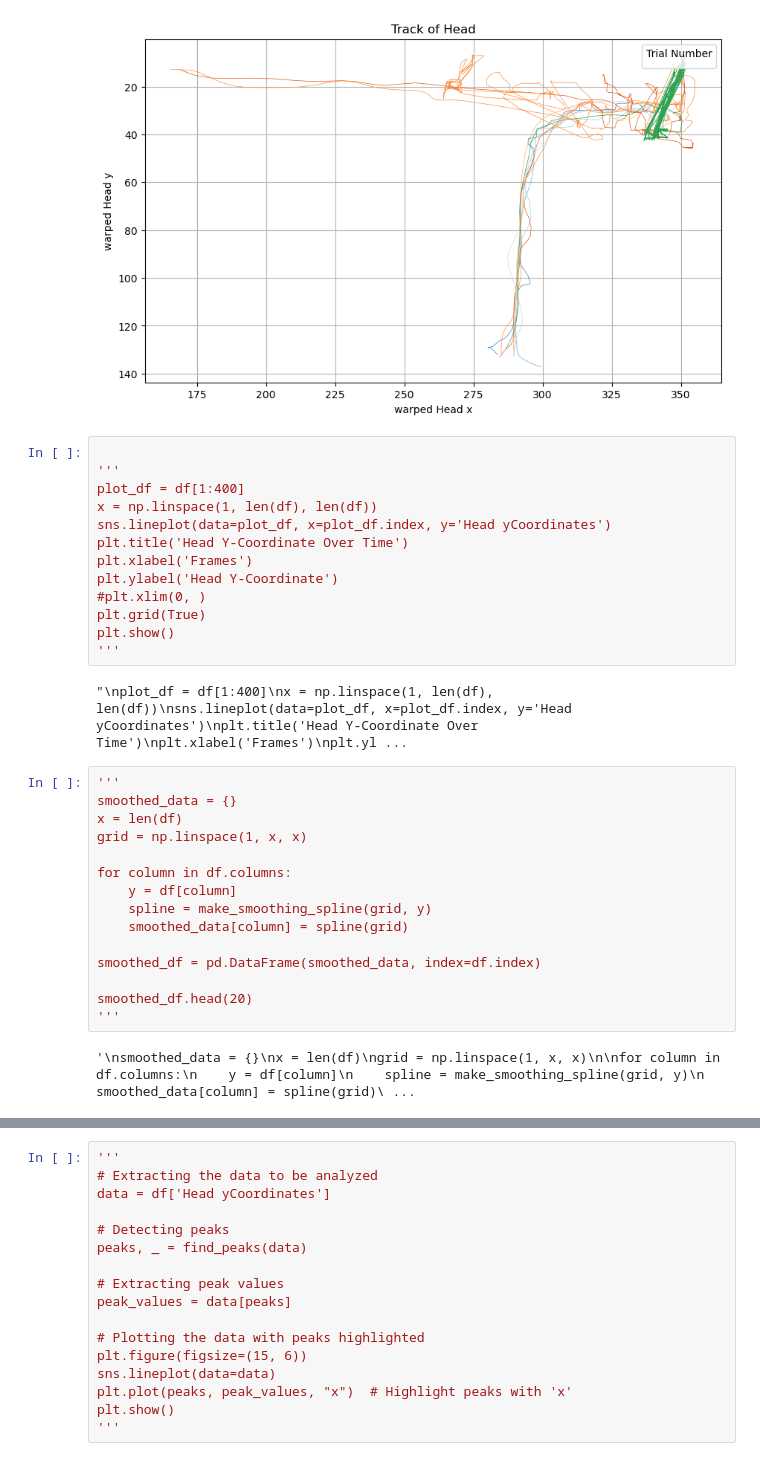
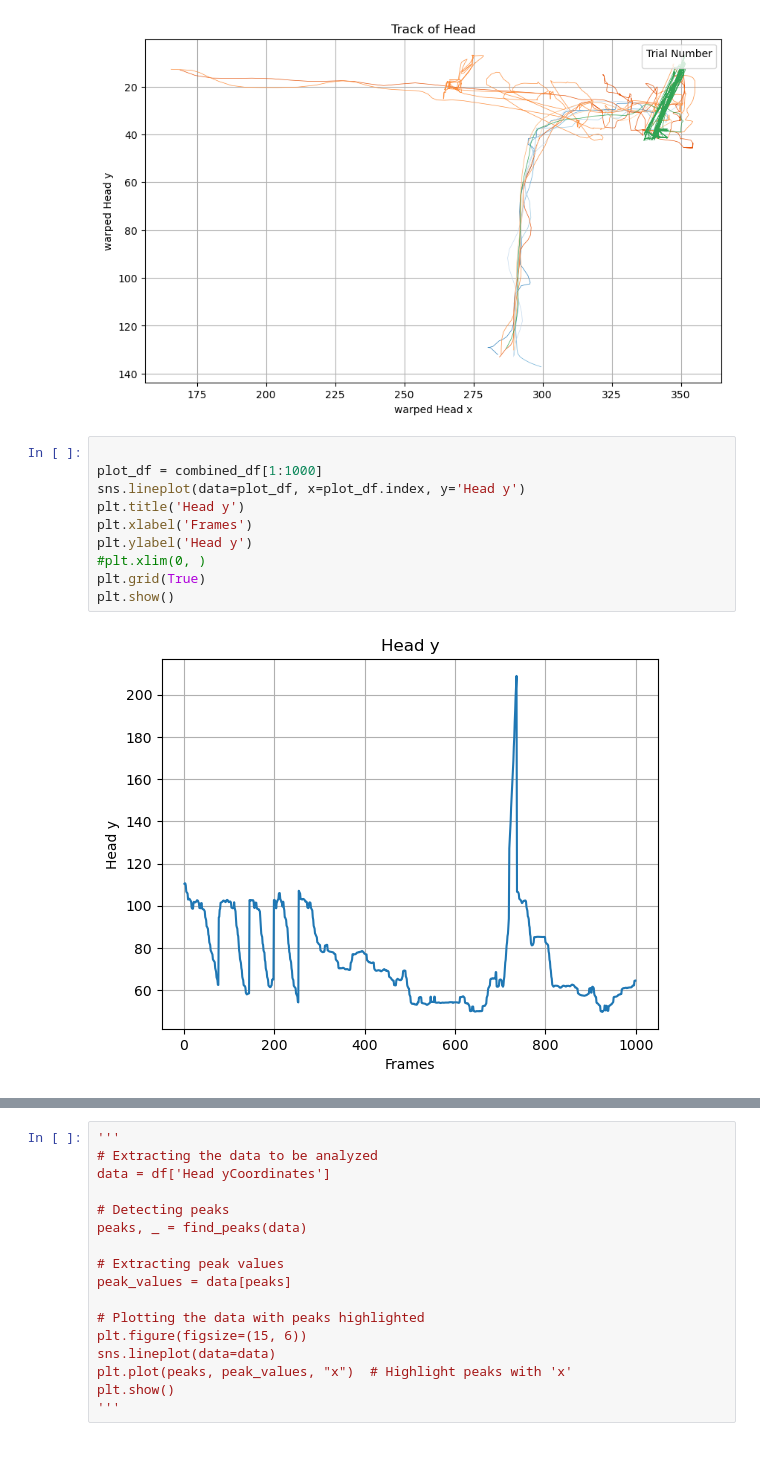
Before and after one commit to Yang2hang/RR_Pose_analysis, a Jupyter notebook: data_analysis/main.ipynb, the cells around one changed output, grey strips where cells are left out. Saved outputs shown, nothing was run; the diff lists cells and outputs as text.

```diff
--- a/data_analysis/main.ipynb
+++ b/data_analysis/main.ipynb
@@ -109,33 +109,13 @@ No artists with labels found to put in legend.  Note that artists whose label st
 [figure]
 # %%
 
-'''
-plot_df = df[1:400]
-x = np.linspace(1, len(df), len(df))
-sns.lineplot(data=plot_df, x=plot_df.index, y='Head yCoordinates')
-plt.title('Head Y-Coordinate Over Time')
+plot_df = combined_df[1:1000]
+sns.lineplot(data=plot_df, x=plot_df.index, y='Head y')
+plt.title('Head y')
 plt.xlabel('Frames')
-plt.ylabel('Head Y-Coordinate')
+plt.ylabel('Head y')
 #plt.xlim(0, )
 plt.grid(True)
 plt.show()
-'''
 # %% [output]
-"\nplot_df = df[1:400]\nx = np.linspace(1, len(df), len(df))\nsns.lineplot(data=plot_df, x=plot_df.index, y='Head yCoordinates')\nplt.title('Head Y-Coordinate Over Time')\nplt.xlabel('Frames')\nplt.yl ...
+[figure, added]
-# %%
-'''
-smoothed_data = {}
-x = len(df)
-grid = np.linspace(1, x, x)
-
-for column in df.columns:
-    y = df[column]
-    spline = make_smoothing_spline(grid, y)
-    smoothed_data[column] = spline(grid)
-
-smoothed_df = pd.DataFrame(smoothed_data, index=df.index)
-
-smoothed_df.head(20)
-'''
-# %% [output]
-'\nsmoothed_data = {}\nx = len(df)\ngrid = np.linspace(1, x, x)\n\nfor column in df.columns:\n    y = df[column]\n    spline = make_smoothing_spline(grid, y)\n    smoothed_data[column] = spline(grid)\ ...
```
Also changed, not shown: parts of 6 cells of this notebook, 5 other files.
